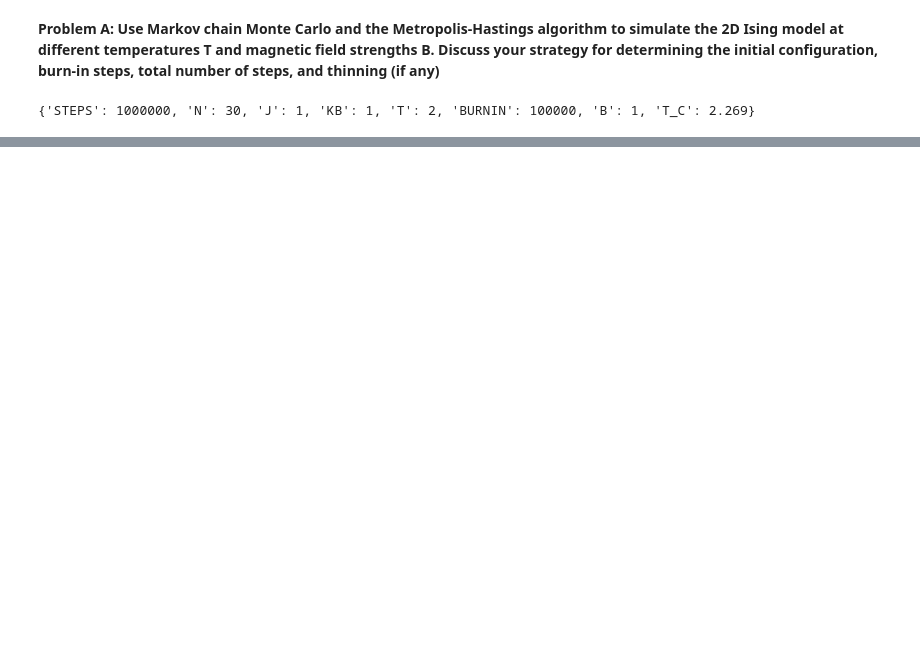
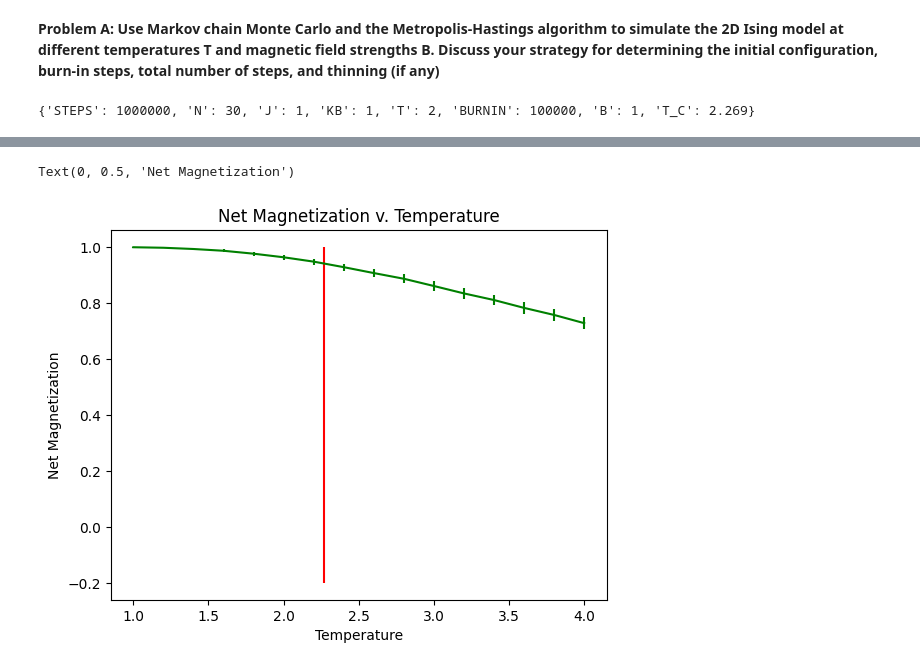
Before and after one commit to leo-megliola/2D-Icing-MCMC, a Jupyter notebook: partA.ipynb, the cells around one changed output, grey strips where cells are left out. Cells and saved outputs as stored; diff of their text form; code cells hidden in the pictures; blank space fills up the shorter version.

```diff
--- a/partA.ipynb
+++ b/partA.ipynb
@@ -22,9 +22,8 @@ STEPS = config['STEPS']
 N = config['N']
 J = config['J']
 KB = config['KB']
-T = config['T']
+#T = config['T']
 BURNIN = config['BURNIN']
-B= config['B']
 # %% [output]
 {'STEPS': 1000000, 'N': 30, 'J': 1, 'KB': 1, 'T': 2, 'BURNIN': 100000, 'B': 1, 'T_C': 2.269}
 # %%
@@ -63,12 +41,0 @@ print(results[2,0,:])
-# %%
-print("results.shape", results.shape)
-axes_shape = (1, len(magnetic_field))
-fig, ax = plt.subplots(axes_shape[0], axes_shape[1])
-print(ax)
-for i in range(len(magnetic_field)):
-    curr_plot = results[:,i,0]
-    std = results[:,i,1]
-    ax[i].plot(temps, curr_plot, label=f"B={magnetic_field[i]}")
-    ax[i].fill_between(temps, curr_plot-std, curr_plot+std, alpha=0.3)
-    ax[i].set_xlabel("Temperature")
-plt.show()
@@ -88,0 +42,9 @@ plt.plot()
+# %%
+m_mean=[]
+m_std=[]
+#B=np.linspace(-1,1,5)
+
+for i, T in enumerate([1, 1.2, 1.4, 1.6, 1.8, 2, 2.2, 2.4, 2.6, 2.8, 3, 3.2, 3.4, 3.6, 3.8, 4]):
+    m_values, lattice, steps = spins(steps=STEPS, random=False, temp=T)
+    m_mean.append(np.mean(m_values[BURNIN:]))
+    m_std.append( np.std(m_values[BURNIN:]))
@@ -88,0 +54,11 @@ plt.plot()
+# %%
+T=[1, 1.2, 1.4, 1.6, 1.8, 2, 2.2, 2.4, 2.6, 2.8, 3, 3.2, 3.4, 3.6, 3.8, 4]
+
+plt.errorbar(T, m_mean,  yerr=m_std, color='green')
+plt.vlines([2.269], ymin=-0.2, ymax=1.0, color='red')
+plt.title('Net Magnetization v. Temperature')
+plt.xlabel('Temperature')
+plt.ylabel('Net Magnetization')
+# %% [output]
+Text(0, 0.5, 'Net Magnetization')
+[figure, added]
```
Also changed, not shown: parts of 7 cells of this notebook.
